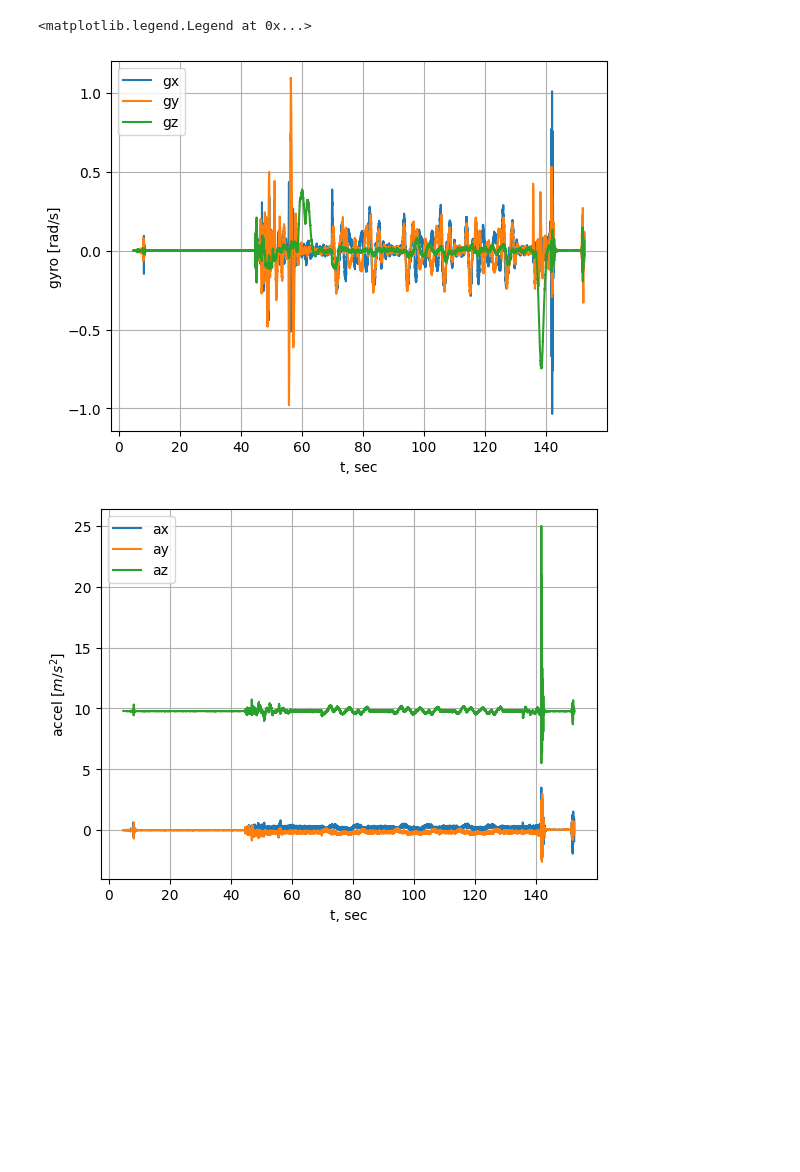
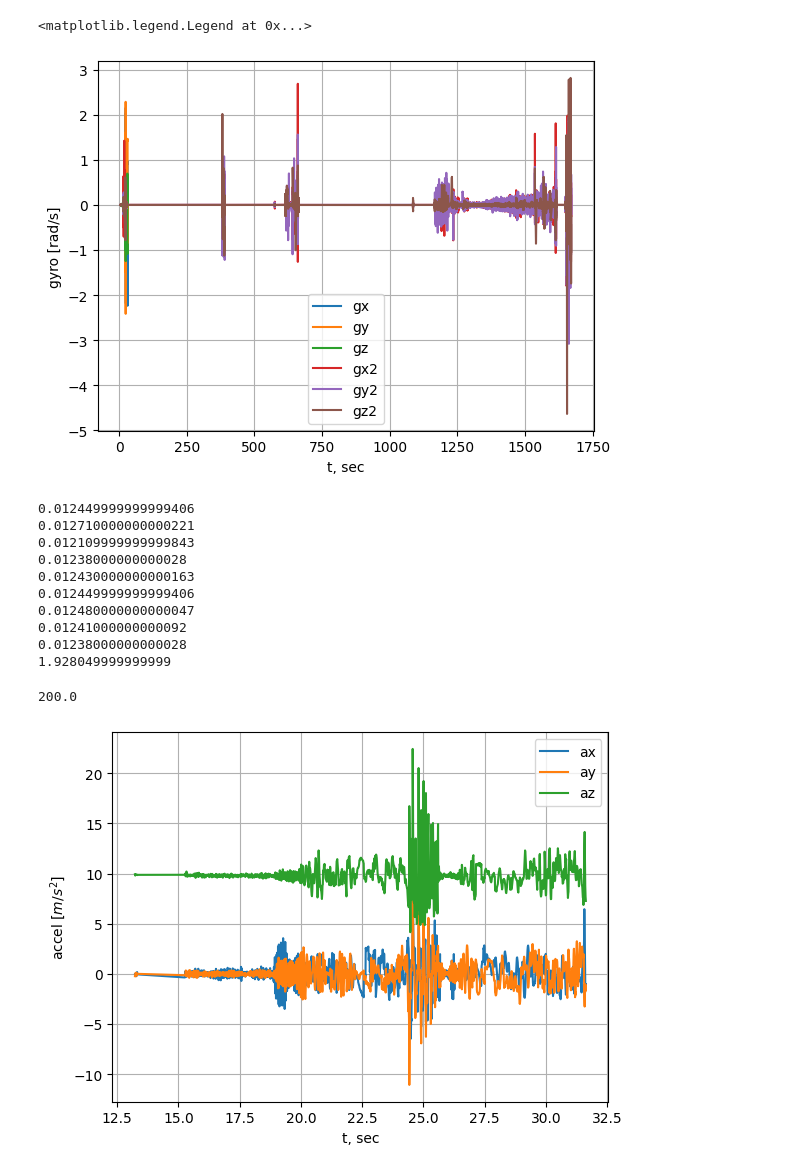
Before and after one commit to akmetko/Cognipilot_PB_tools, a Jupyter notebook: SD_logging_plotting.ipynb, the cells around one changed output. Drawn from its saved outputs; the diff is of its cells as text; code cells hidden in the pictures; blank space fills up the shorter version.

```diff
--- a/SD_logging_plotting.ipynb
+++ b/SD_logging_plotting.ipynb
@@ -188,6 +144,15 @@ plt.plot(data['odom']['t'], data['odom']['x'], label='sp')
 # %%
-plt.plot(data['actuators']['t'], data['actuators']['a0'], label='a0')
-plt.plot(data['actuators']['t'], data['actuators']['a1'], label='a1')
-plt.plot(data['actuators']['t'], data['actuators']['a2'], label='a2')
-plt.plot(data['actuators']['t'], data['actuators']['a3'], label='a3')
+data = read_frames('log_0066.pb')
+data2 = read_frames('Oct16.pb')
+
+t_fake_pos = np.linspace(0, 1, len(data['position_sp']))
+t_fake_odom = np.linspace(0, 1, len(data['odom']))
+
+print(len(data['position_sp']))
+print(len(data['odom']))
+
+
+plt.plot(t_fake_pos, data['position_sp']['sp_z'], ".", markersize=0.1, label='pos_sp_z')
+
+plt.plot(t_fake_odom, data['odom']['odom_z'], label='odom_z')
 # %% [output]
@@ -210,20 +204,41 @@ ax.plot(data['position_sp']['x'], data['position_sp']['y'], data['position_sp'][
 plt.plot(data['imu']['t'], data['imu']['gx'], label='gx')
 plt.plot(data['imu']['t'], data['imu']['gy'], label='gy')
 plt.plot(data['imu']['t'], data['imu']['gz'], label='gz')
+
+plt.plot(data2['imu']['t'], data2['imu']['gx'], label='gx2')
+plt.plot(data2['imu']['t'], data2['imu']['gy'], label='gy2')
+plt.plot(data2['imu']['t'], data2['imu']['gz'], label='gz2')
+
 plt.xlabel('t, sec')
 plt.ylabel('gyro [rad/s]')
 plt.grid()
 plt.legend()
 # %% [output]
 <matplotlib.legend.Legend at 0x...>
-[figure, old version]
+[figure, new version]
 # %%
 plt.plot(data['imu']['t'], data['imu']['ax'], label="ax")
 plt.plot(data['imu']['t'], data['imu']['ay'], label="ay")
 plt.plot(data['imu']['t'], data['imu']['az'], label="az")
 plt.legend()
 plt.xlabel('t, sec')
 plt.ylabel(r'accel [$m/s^2$]')
 plt.grid()
+
+for i in range(10):
+    print((data['imu']['t'][i+1] - data['imu']['t'][i]))
+
+1/0.005
 # %% [output]
+0.012449999999999406
+0.012710000000000221
+0.012109999999999843
+0.01238000000000028
+0.012430000000000163
+0.012449999999999406
+0.012480000000000047
+0.01241000000000092
+0.01238000000000028
+1.928049999999999
+200.0
-[figure, old version]
+[figure, new version]
```
Also changed, not shown: parts of 30 cells of this notebook.
